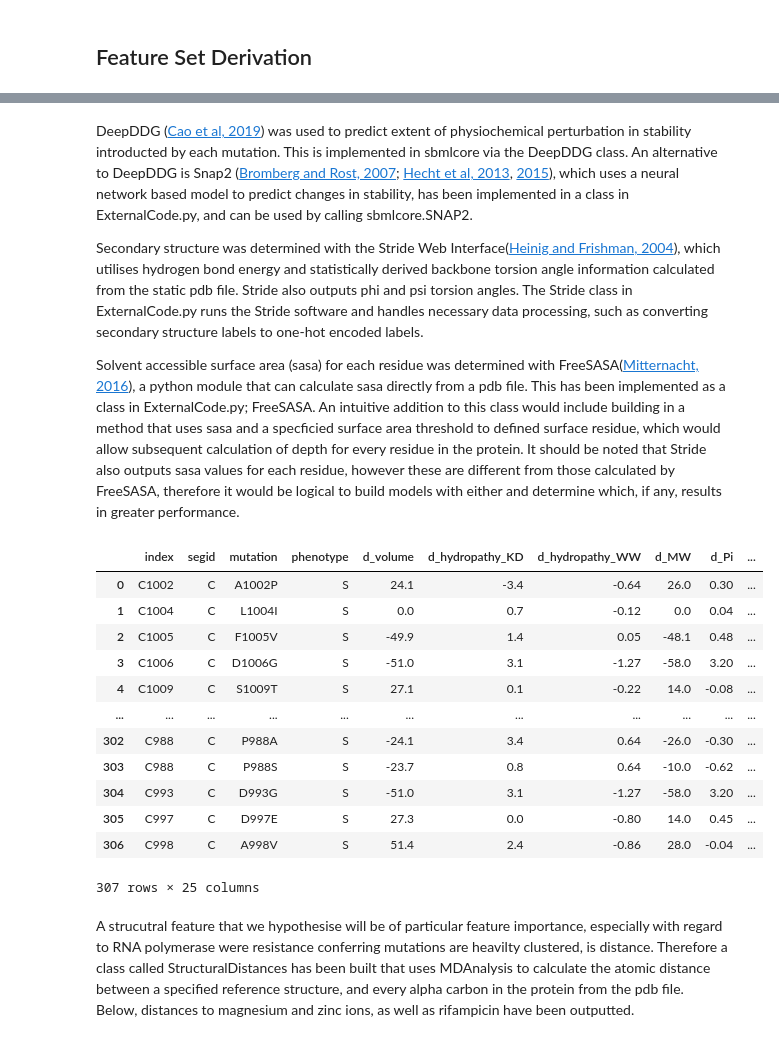
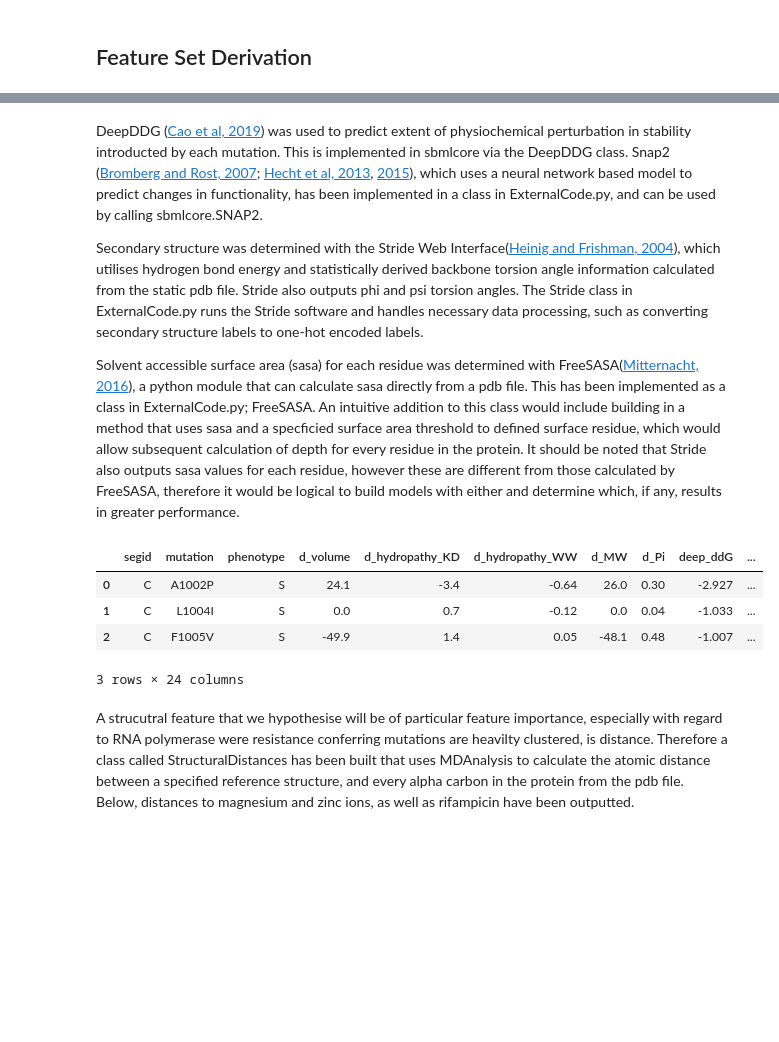
Before and after one commit to DylanAdlard/SABS_rotation_1_report, a Jupyter notebook: Report.ipynb, the cells around one changed output, grey strips where cells are left out. Cells and saved outputs as stored; diff of their text form; code cells hidden in the pictures; blank space fills up the shorter version.

```diff
--- a/Report.ipynb
+++ b/Report.ipynb
@@ -279,20 +274,15 @@ These site-specific biocheimcal alterations are included in the study based on t
+# %%
+features = sbmlcore.FeatureDataset(df, species='M. tuberculosis', gene='RpoB', protein='RNAP')
 # %%
 v = sbmlcore.AminoAcidVolumeChange()
-df = v.add_feature(df)
+hk = sbmlcore.AminoAcidHydropathyChangeKyteDoolittle()
+hw = sbmlcore.AminoAcidHydropathyChangeWimleyWhite()
+mw = sbmlcore.AminoAcidMWChange()
+pi = sbmlcore.AminoAcidPiChange()
 
-hk = sbmlcore.AminoAcidHydropathyChangeKyteDoolittle()
-df = hk.add_feature(df)
+features.add_feature([v, hk, hw, mw, pi])
 
-hw = sbmlcore.AminoAcidHydropathyChangeWimleyWhite()
-df = hw.add_feature(df)
-
-mw = sbmlcore.AminoAcidMWChange()
-df = mw.add_feature(df)
-
-pi = sbmlcore.AminoAcidPiChange()
-df = pi.add_feature(df)
-
-df
+features.df[:3]
 # %% [output]
 |  | mutation | segid | phenotype | d_volume | d_hydropathy_KD | d_hydropathy_WW | d_MW | d_Pi |
 | 0 | A334D | C | S | 22.5 | -5.3 | 2.08 | 44.0 | -3.23 |
@@ -310,36 +291,24 @@ df
 # %% [markdown]
-DeepDDG ([Cao et al, 2019](#Cao2019)) was used to predict extent of physiochemical perturbation in stability introducted by each mutation. This is implemented in sbmlcore via the DeepDDG class. An alternative to DeepDDG is Snap2 ([Bromberg and Rost, 2007](#Bromberg2007); [Hecht et al, 2013](#Hecht2013), [2015](#Hecht2015)), which uses a neural network based model to predict changes in stability, has been implemented in a class in ExternalCode.py, and can be used by calling sbmlcore.SNAP2.
+DeepDDG ([Cao et al, 2019](#Cao2019)) was used to predict extent of physiochemical perturbation in stability introducted by each mutation. This is implemented in sbmlcore via the DeepDDG class. Snap2 ([Bromberg and Rost, 2007](#Bromberg2007); [Hecht et al, 2013](#Hecht2013), [2015](#Hecht2015)), which uses a neural network based model to predict changes in functionality, has been implemented in a class in ExternalCode.py, and can be used by calling sbmlcore.SNAP2.
 
 Secondary structure was determined with the Stride Web Interface([Heinig and Frishman, 2004](#Heinig2004)), which utilises hydrogen bond energy and statistically derived backbone torsion angle information calculated from the static pdb file. Stride also outputs phi and psi torsion angles. The Stride class in ExternalCode.py runs the Stride software and handles necessary data processing, such as converting secondary structure labels to one-hot encoded labels.
 
 Solvent accessible surface area (sasa) for each residue was determined with FreeSASA([Mitternacht, 2016](#Mitternacht2016)), a python module that can calculate sasa directly from a pdb file. This has been implemented as a class in ExternalCode.py; FreeSASA. An intuitive addition to this class would include building in a method that uses sasa and a specficied surface area threshold to defined surface residue, which would allow subsequent calculation of depth for every residue in the protein. It should be noted that Stride also outputs sasa values for each residue, however these are different from those calculated by FreeSASA, therefore it would be logical to build models with either and determine which, if any, results in greater performance.
 # %%
 ddg = sbmlcore.DeepDDG('Data_tables/5uh6-protein-chains.ddg', offsets={'A':0, 'B':0, 'C':-6, 'D':0, 'E':0, 'F':0})
-df = ddg.add_feature(df)
+st = sbmlcore.Stride('Structural_files/5uh6.pdb', offsets={'A':0, 'B':0, 'C':-6, 'D':0, 'E':0, 'F':0})
+snp = sbmlcore.SNAP2('Data_tables/rpob_snap2.csv', offsets={'A':0, 'B':0, 'C':-6, 'D':0, 'E':0, 'F':0})
+sasa = sbmlcore.FreeSASA('Structural_files/5uh6.pdb')
 
-st = sbmlcore.Stride('Structural_files/5uh6.pdb', offsets={'A':0, 'B':0, 'C':-6, 'D':0, 'E':0, 'F':0})
-df = st.add_feature(df)
+features.add_feature([ddg, st, snp, sasa])
 
-snp = sbmlcore.SNAP2('Data_tables/rpob_snap2.csv', offsets={'A':0, 'B':0, 'C':-6, 'D':0, 'E':0, 'F':0})
-df = snp.add_feature(df)
-
-sasa = sbmlcore.FreeSASA('Structural_files/5uh6.pdb')
-df = sasa.add_feature(df)
-df
+features.df[:3]
 # %% [output]
-|  | index | segid | mutation | phenotype | d_volume | d_hydropathy_KD | d_hydropathy_WW | d_MW | d_Pi | ... |
-| 0 | C1002 | C | A1002P | S | 24.1 | -3.4 | -0.64 | 26.0 | 0.30 | ... |
-| 1 | C1004 | C | L1004I | S | 0.0 | 0.7 | -0.12 | 0.0 | 0.04 | ... |
-| 2 | C1005 | C | F1005V | S | -49.9 | 1.4 | 0.05 | -48.1 | 0.48 | ... |
-| 3 | C1006 | C | D1006G | S | -51.0 | 3.1 | -1.27 | -58.0 | 3.20 | ... |
-| 4 | C1009 | C | S1009T | S | 27.1 | 0.1 | -0.22 | 14.0 | -0.08 | ... |
-| ... | ... | ... | ... | ... | ... | ... | ... | ... | ... | ... |
-| 302 | C988 | C | P988A | S | -24.1 | 3.4 | 0.64 | -26.0 | -0.30 | ... |
-| 303 | C988 | C | P988S | S | -23.7 | 0.8 | 0.64 | -10.0 | -0.62 | ... |
-| 304 | C993 | C | D993G | S | -51.0 | 3.1 | -1.27 | -58.0 | 3.20 | ... |
-| 305 | C997 | C | D997E | S | 27.3 | 0.0 | -0.80 | 14.0 | 0.45 | ... |
-| 306 | C998 | C | A998V | S | 51.4 | 2.4 | -0.86 | 28.0 | -0.04 | ... |
+|  | segid | mutation | phenotype | d_volume | d_hydropathy_KD | d_hydropathy_WW | d_MW | d_Pi | deep_ddG | ... |
+| 0 | C | A1002P | S | 24.1 | -3.4 | -0.64 | 26.0 | 0.30 | -2.927 | ... |
+| 1 | C | L1004I | S | 0.0 | 0.7 | -0.12 | 0.0 | 0.04 | -1.033 | ... |
+| 2 | C | F1005V | S | -49.9 | 1.4 | 0.05 | -48.1 | 0.48 | -1.007 | ... |
-307 rows × 25 columns
+3 rows × 24 columns
 # %% [markdown]
 A strucutral feature that we hypothesise will be of particular feature importance, especially with regard to RNA polymerase were resistance conferring mutations are heavilty clustered, is distance. Therefore a class called StructuralDistances has been built that uses MDAnalysis to calculate the atomic distance between a specified reference structure, and every alpha carbon in the protein from the pdb file. Below, distances to magnesium and zinc ions, as well as rifampicin have been outputted.
 # %%
```
Also changed, not shown: parts of 42 cells of this notebook, 14 other files.
